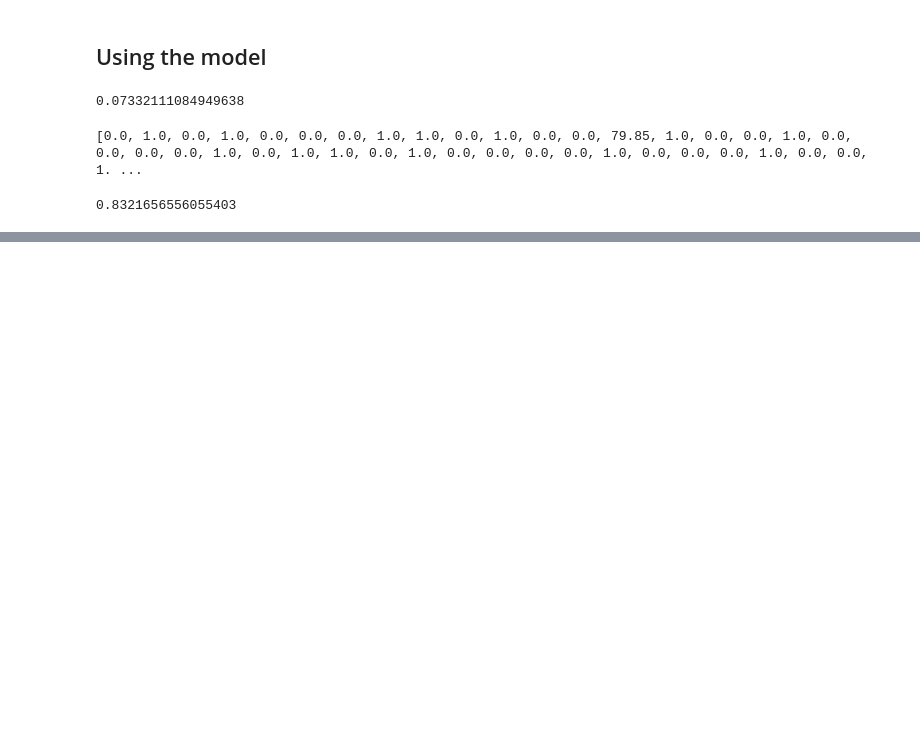
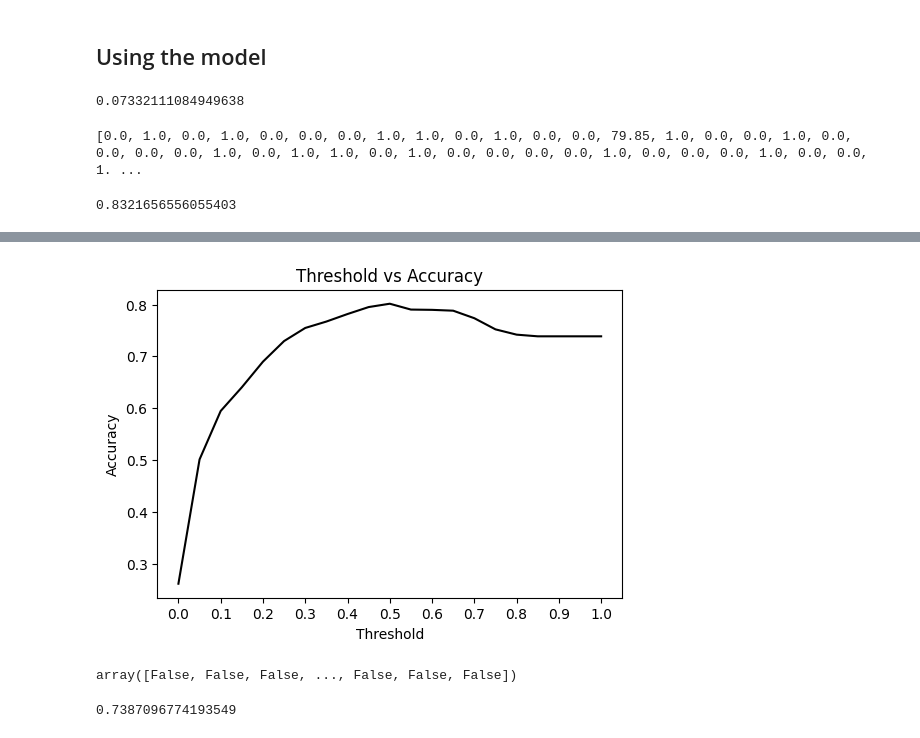
Before and after one commit to pras-4795/JPMCColab, a Jupyter notebook: 03-churn.ipynb, the cells around one changed output, grey strips where cells are left out. Cells and saved outputs as stored; diff of their text form; code cells hidden in the pictures; blank space fills up the shorter version.

```diff
--- a/03-churn.ipynb
+++ b/03-churn.ipynb
@@ -552,0 +555,4 @@ model.predict_proba(X_test)[0, 1]
+# %%
+y_pred = model.predict_proba(X_val)[:, 1]
+churn = y_pred >= 0.5
+print((churn == y_val).mean())
@@ -552,0 +571,9 @@ model.predict_proba(X_test)[0, 1]
+# %%
+thresholds = np.linspace(0, 1, 21)
+
+accuracies = []
+
+for t in thresholds:
+    acc = accuracy_score(y_val, y_pred >= t)
+    accuracies.append(acc)
+    print('%0.2f %0.3f' % (t, acc))
@@ -552,0 +598,28 @@ model.predict_proba(X_test)[0, 1]
+# %%
+plt.figure(figsize=(6, 4))
+
+plt.plot(thresholds, accuracies, color='black')
+
+plt.title('Threshold vs Accuracy')
+plt.xlabel('Threshold')
+plt.ylabel('Accuracy')
+
+plt.xticks(np.linspace(0, 1, 11))
+
+# plt.savefig('04_threshold_accuracy.svg')
+
+plt.show()
+# %% [output]
+[figure, added]
+# %%
+# Dummy Baseline
+size_val = len(y_val)
+baseline = np.repeat(False, size_val)
+baseline
+# %% [output]
+array([False, False, False, ..., False, False, False])
+# %%
+accuracy_score(baseline, y_val)
+# Our model is just 6% better than dummy model
+# %% [output]
+0.7387096774193549
```
Also changed, not shown: parts of 5 cells of this notebook.
